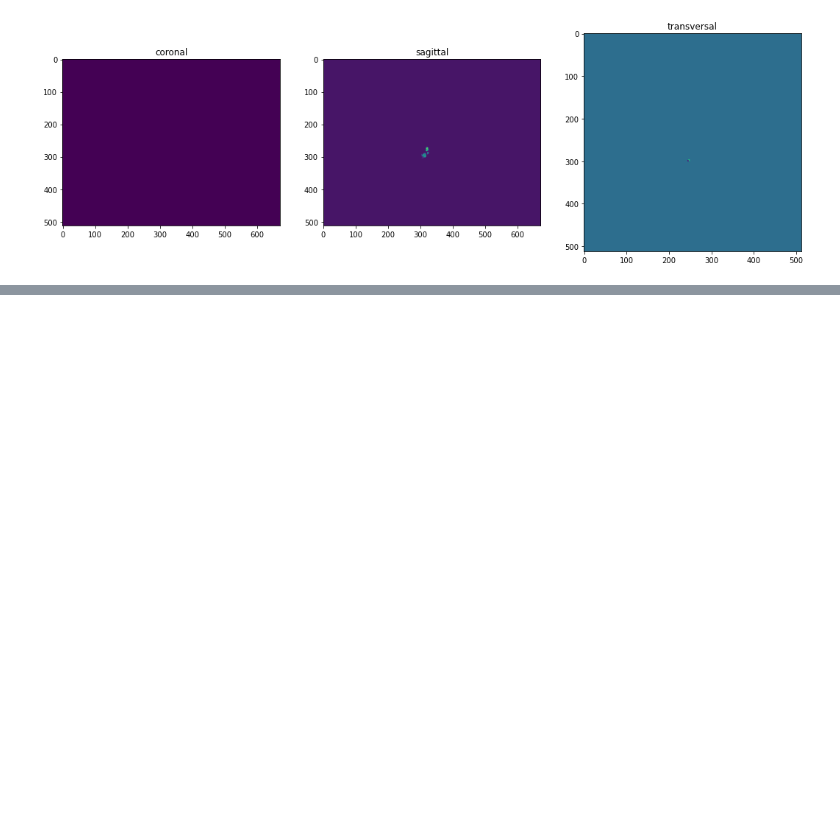
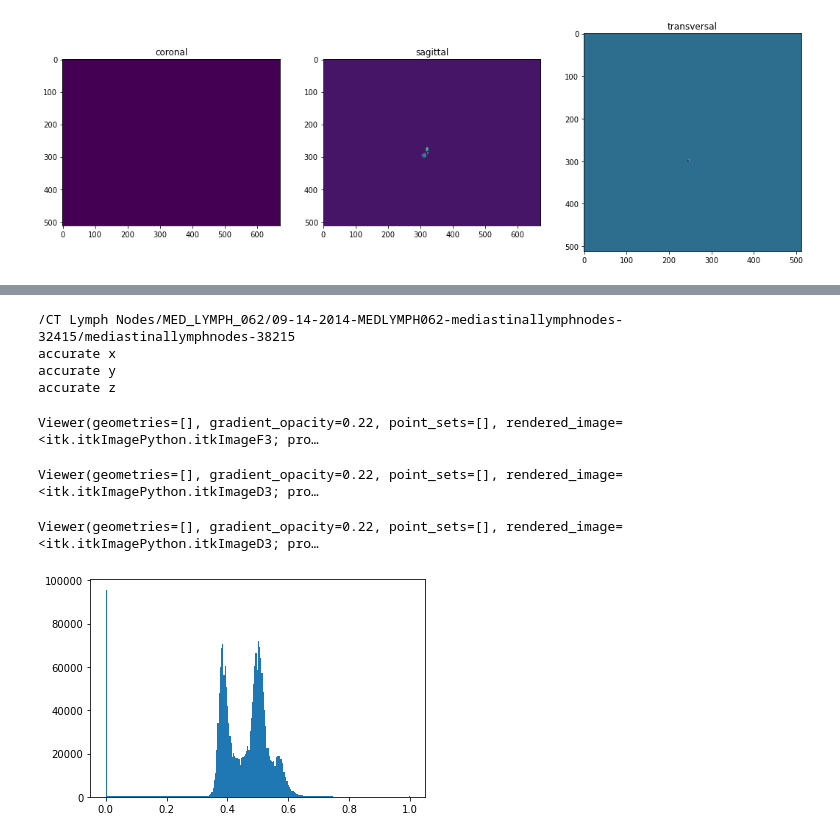
Before and after one commit to aarentai/Lymph-Node-Segmentation, a Jupyter notebook: DebugScript.ipynb, the cells around one changed output, grey strips where cells are left out. Saved outputs shown, nothing was run; the diff lists cells and outputs as text; code cells hidden in the pictures; blank space fills up the shorter version.

Commit message:
visualization added

```diff
--- a/DebugScript.ipynb
+++ b/DebugScript.ipynb
@@ -233,0 +237,68 @@ plt.imshow(img[:,:,t].numpy())
+# %%
+        relative_ct_folder_path = case_info[idx]['File Location'][1:].replace('\\','/')
+        print(relative_ct_folder_path)
+        # '/home/sci/hdai/Projects/LymphNodes/CT Lymph Nodes/ABD_LYMPH_003/09-14-2014-ABDLYMPH003-abdominallymphnodes-39052/abdominallymphnodes-65663'
+        ct_folder_path = f'{input_dir}{relative_ct_folder_path}'
+        slice_name_list = [f for f in os.listdir(ct_folder_path)]
+        slice_name_list.sort()
+        slice_list = []
+        for slice_name in slice_name_list:
+            ds = pd.dcmread(f'{ct_folder_path}/{slice_name}')
+            slice_list.append(torch.from_numpy(ds.pixel_array.transpose()))
+        img = torch.stack(slice_list,-1)
+
+#         load 3d mask
+        case_name = case_info[idx]['File Location'][17:30].replace('\\','/')
+        mask_path = f'{input_dir}/MED_ABD_LYMPH_MASKS/{case_name}/{case_name}_mask.nii.gz'
+        mask = torch.from_numpy(nib.load(mask_path).get_fdata())
+        mask[mask>1] = 1
+
+        half_patch_size = int(patch_size/2)
+        idx_x, idx_y, idx_z = torch.where(mask!=0)
+        centroid_x, centroid_y, centroid_z = 256, 256, 300
+        if int(torch.mean(idx_x.float())) < mask.shape[0]-half_patch_size and int(torch.mean(idx_x.float())) > half_patch_size:
+            print('accurate x')
+            centroid_x = int(torch.mean(idx_x.float()))
+        if int(torch.mean(idx_y.float())) < mask.shape[1]-half_patch_size and int(torch.mean(idx_y.float())) > half_patch_size:
+            print('accurate y')
+            centroid_y = int(torch.mean(idx_y.float()))
+        if int(torch.mean(idx_z.float())) < mask.shape[2]-half_patch_size and int(torch.mean(idx_z.float())) > half_patch_size:
+            print('accurate z')
+            centroid_z = int(torch.mean(idx_z.float()))
+
+        image_list, mask_list = [], []
+
+        mask_cropped = mask[centroid_x-half_patch_size:centroid_x+half_patch_size, \
+                    centroid_y-half_patch_size:centroid_y+half_patch_size, \
+                    centroid_z-half_patch_size:centroid_z+half_patch_size]
+
+
+        img_cropped = img[centroid_x-half_patch_size:centroid_x+half_patch_size, \
+                    centroid_y-half_patch_size:centroid_y+half_patch_size, \
+                    centroid_z-half_patch_size:centroid_z+half_patch_size]
+        img_cropped[img_cropped<70-750]=70-750
+        img_cropped[img_cropped>70+750]=70+750
+        img_cropped = img_cropped - torch.min(img_cropped)
+        img_cropped = img_cropped/(torch.max(img_cropped)-torch.min(img_cropped))
+# %% [output]
+/CT Lymph Nodes/MED_LYMPH_062/09-14-2014-MEDLYMPH062-mediastinallymphnodes-32415/mediastinallymphnodes-38215
+accurate x
+accurate y
+accurate z
+# %%
+view(img_cropped)
+# %% [output]
+Viewer(geometries=[], gradient_opacity=0.22, point_sets=[], rendered_image=<itk.itkImagePython.itkImageF3; pro…
+# %%
+view(mask_cropped)
+# %% [output]
+Viewer(geometries=[], gradient_opacity=0.22, point_sets=[], rendered_image=<itk.itkImagePython.itkImageD3; pro…
+# %%
+view(mask_cropped*img_cropped)
+# %% [output]
+Viewer(geometries=[], gradient_opacity=0.22, point_sets=[], rendered_image=<itk.itkImagePython.itkImageD3; pro…
+# %%
+ax = plt.hist(img_cropped.numpy().ravel(), bins = 256)
+plt.show()
+# %% [output]
+[figure, added]
```
Also changed, not shown: parts of 6 cells of this notebook, 7 other files.
